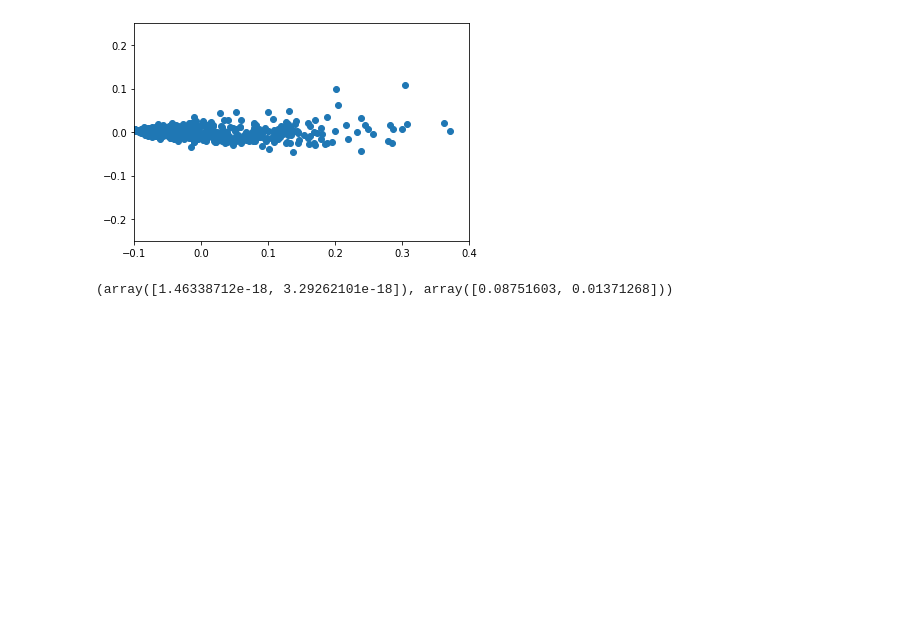
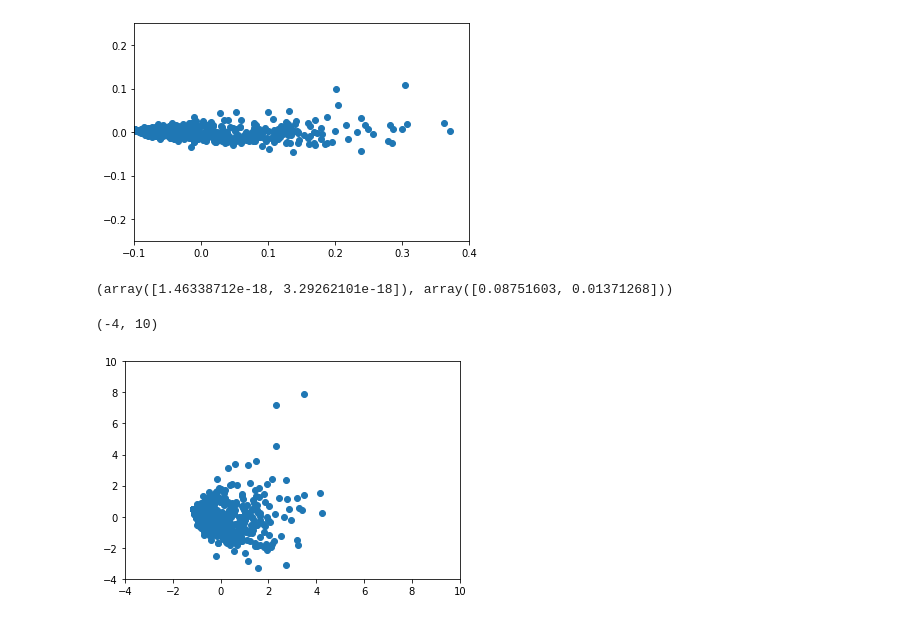
Before and after one commit to ducksfrogs/jpScipy, a Jupyter notebook: 標準化.ipynb, the cells around one changed output. Saved outputs shown, nothing was run; the diff lists cells and outputs as text; code cells hidden in the pictures; blank space fills up the shorter version.

```diff
--- a/標準化.ipynb
+++ b/標準化.ipynb
@@ -270,3 +270,14 @@ plt.ylim(-0.25, 0.25)
 X_new.mean(axis=0), X_new.std(axis=0)
 # %% [output]
 (array([1.46338712e-18, 3.29262101e-18]), array([0.08751603, 0.01371268]))
+# %%
+from sklearn.decomposition import PCA
+pca = PCA(whiten=True)
+pca.fit(X)
+X_new = pca.transform(X)
+plt.scatter(X_new[:, 0], X_new[:, 1])
+plt.xlim(-4, 10)
+plt.ylim(-4, 10)
+# %% [output]
+(-4, 10)
+[figure, added]
```
Also changed, not shown: parts of 10 cells of this notebook, 1 other file.
